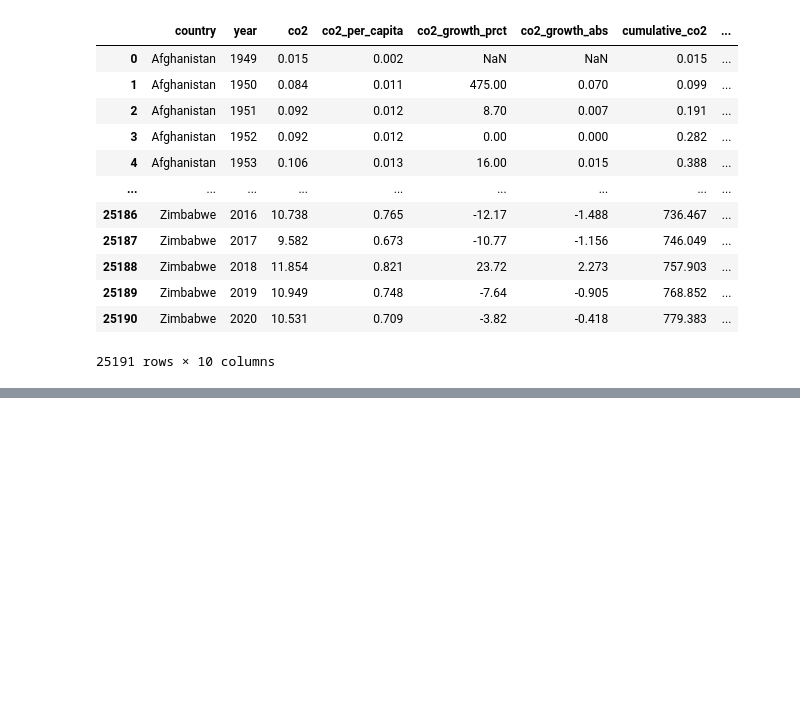
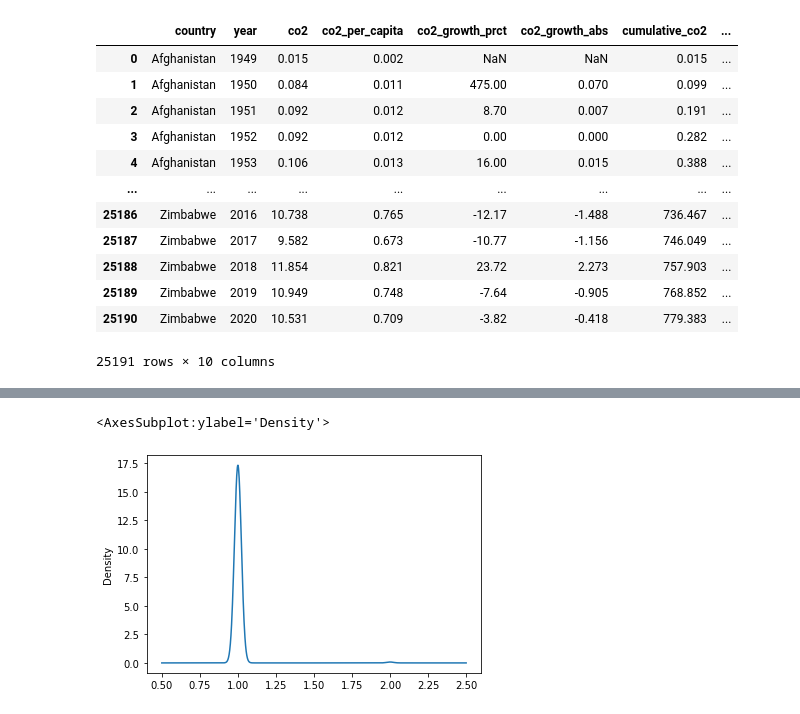
Before and after one commit to moesteelo/Predicting-Temperature-with-CO2-Data, a Jupyter notebook: Jupyter Notebook/Measuring CO2 Prediction.ipynb, the cells around one changed output, grey strips where cells are left out. Drawn from its saved outputs; the diff is of its cells as text; code cells hidden in the pictures; blank space fills up the shorter version.

```diff
--- a/Jupyter Notebook/Measuring CO2 Prediction.ipynb
+++ b/Jupyter Notebook/Measuring CO2 Prediction.ipynb
@@ -86,0 +64,3 @@ dtype: int64
+# %%
+usa_df = CO2_df[CO2_df['country'].isin(['United States'])]
+usa_df
@@ -86,0 +81,4 @@ dtype: int64
+# %%
+# Drop the non-beneficial ID columns, 'EIN' and 'NAME'.
+usa_df = usa_df.drop(columns=["iso_code","country"], axis=1)
+usa_df
@@ -86,0 +123,3 @@ dtype: int64
+# %%
+co2_counts = usa_df.co2.value_counts()
+co2_counts
@@ -86,0 +139,6 @@ dtype: int64
+# %%
+# Visualize the value counts
+co2_counts.plot.density()
+# %% [output]
+<AxesSubplot:ylabel='Density'>
+[figure, added]
```
Also changed, not shown: parts of 12 cells of this notebook, 2 other files.
